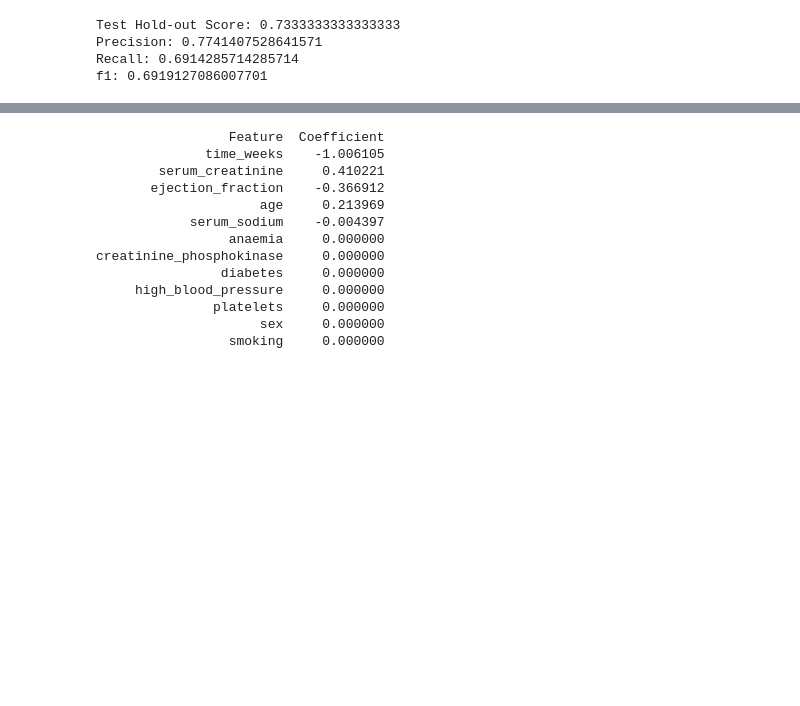
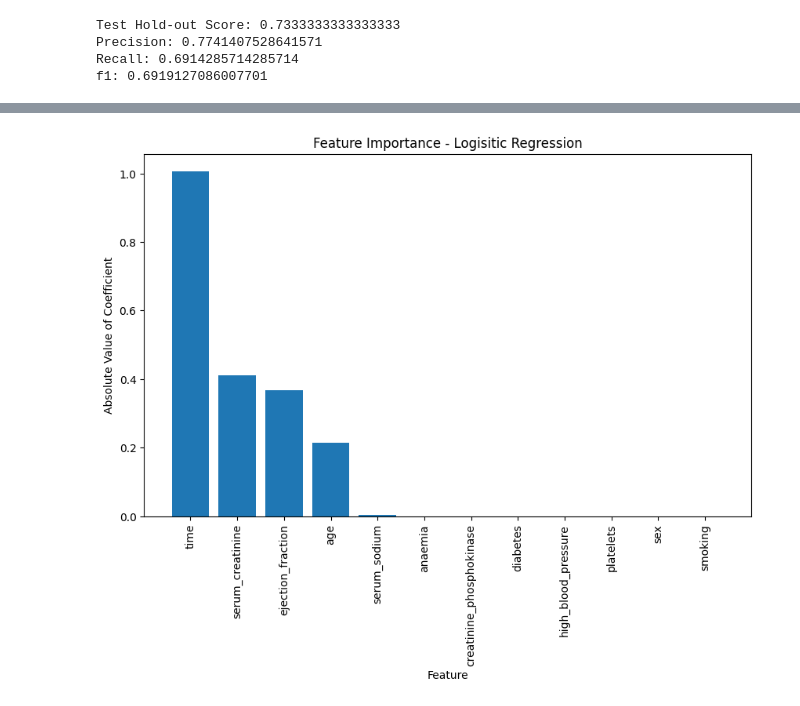
Before and after one commit to muskaansandhu/Datasci223-Final-Project, a Jupyter notebook: Model_Building_MS_DataSci223FinalProject.ipynb, the cells around one changed output, grey strips where cells are left out. Cells and saved outputs as stored; diff of their text form; code cells hidden in the pictures; blank space fills up the shorter version.

```diff
--- a/Model_Building_MS_DataSci223FinalProject.ipynb
+++ b/Model_Building_MS_DataSci223FinalProject.ipynb
@@ -15,6 +15,6 @@ import matplotlib.pyplot as plt
 from google.colab import files
 uploaded = files.upload()
 import io
-df = pd.read_csv(io.BytesIO(uploaded['heart_failure_data.csv']))
+df = pd.read_csv(io.BytesIO(uploaded['hf_dataset.csv']))
 # %% [output]
 [interactive output not drawn]
@@ -46,7 +46,7 @@ print(df)
 #Data Preprocessing
 
   #Features vs. Target Variable
-X = df.drop(['DEATH_EVENT', 'time'], axis=1)
+X = df.drop(['DEATH_EVENT', 'time_weeks'], axis=1)
 Y = df['DEATH_EVENT']
 
   #Scaling
@@ -66,7 +66,7 @@ kf = KFold(n_splits=5, shuffle=True, random_state=42)
 from sklearn.linear_model import LogisticRegression
 from sklearn.model_selection import GridSearchCV
 c_space=np.logspace(-5, 2, 15)
-param_grid = {'C': c_space, 'penalty': ['l1', 'l2'], 'solver':['newton-cg', 'lbfgs', 'liblinear'], 'max_iter':[100,1,000,10,000]}
+param_grid = {'C': c_space, 'penalty': ['l1', 'l2'], 'solver':['newton-cg', 'lbfgs', 'liblinear'], 'max_iter':[100,1000,10000]}
 logistic_regression = LogisticRegression()
 logistic_regression_cv = GridSearchCV(logistic_regression, param_grid, cv=kf)
 logistic_regression_cv.fit(X_train, y_train)
@@ -191,28 +265,22 @@ plt.show()
 # %%
 #USING FEATURE IMPORTANCE FOR LOGISTIC REGRESSION
 
 coefficients = best_logistic_regression_model.coef_[0]
 coef_df = pd.DataFrame({'Feature': feature_names, 'Coefficient': coefficients})
 
 
 coef_df['Abs_Coefficient'] = coef_df['Coefficient'].abs()
 
 
 coef_df = coef_df.sort_values(by='Abs_Coefficient', ascending=False)
 
 
-print(coef_df[['Feature', 'Coefficient']].to_string(index=False))
+plt.figure(figsize=(10, 6))
+plt.bar(coef_df['Feature'], coef_df['Abs_Coefficient'])
+plt.xticks(rotation=90)  # Rotate x-axis labels for better readability
+plt.xlabel('Feature')
+plt.ylabel('Absolute Value of Coefficient')
+plt.title('Feature Importance - Logisitic Regression')
+plt.show()
 # %% [output]
-                 Feature  Coefficient
-              time_weeks    -1.006105
-        serum_creatinine     0.410221
-       ejection_fraction    -0.366912
-                     age     0.213969
-            serum_sodium    -0.004397
-                 anaemia     0.000000
-creatinine_phosphokinase     0.000000
-                diabetes     0.000000
-     high_blood_pressure     0.000000
-               platelets     0.000000
-                     sex     0.000000
-                 smoking     0.000000
+[figure, added]
```
Also changed, not shown: parts of 10 cells of this notebook.
